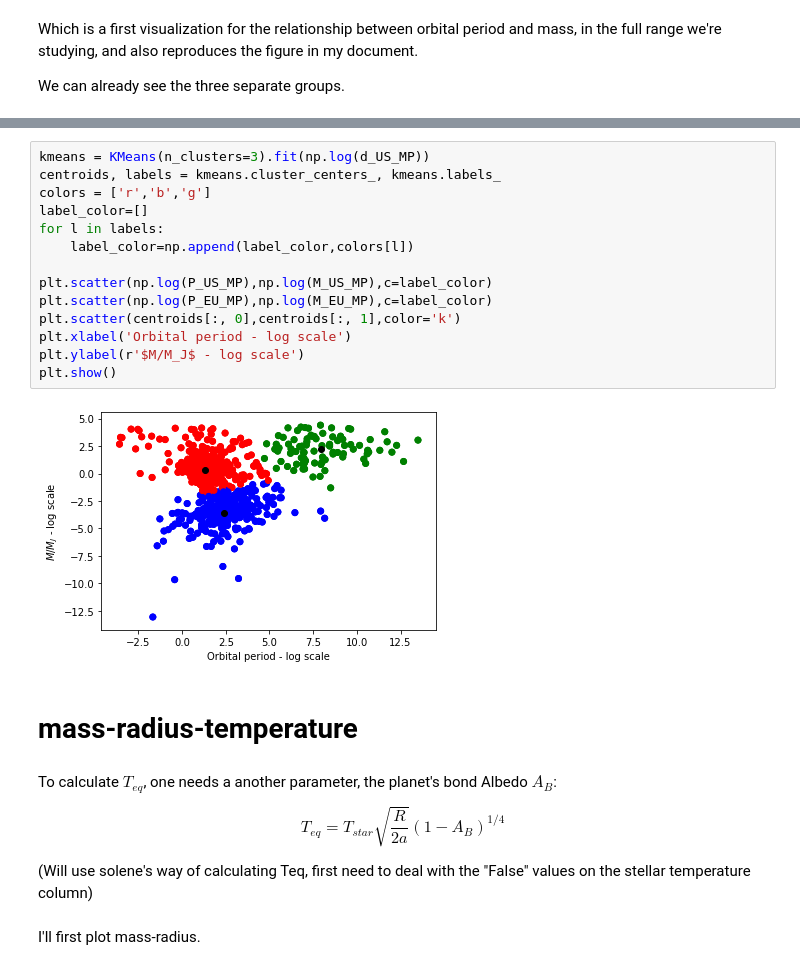
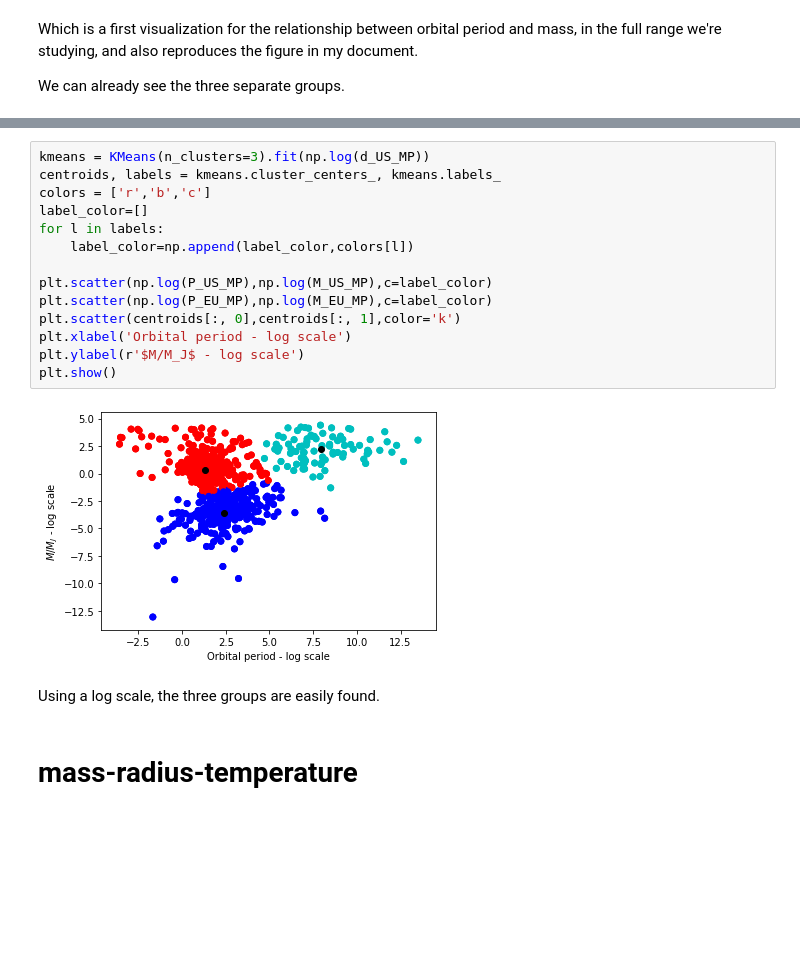
Before and after one commit to anaclb/exoplanets, a Jupyter notebook: read_file.ipynb, the cells around one changed output, grey strips where cells are left out. Drawn from its saved outputs; the diff is of its cells as text; blank space fills up the shorter version.

Commit message:
first cluster

```diff
--- a/read_file.ipynb
+++ b/read_file.ipynb
@@ -121,26 +104,20 @@ d_US_MP
 # %%
 kmeans = KMeans(n_clusters=3).fit(np.log(d_US_MP))
 centroids, labels = kmeans.cluster_centers_, kmeans.labels_
-colors = ['r','b','g']
+colors = ['r','b','c']
 label_color=[]
 for l in labels:
     label_color=np.append(label_color,colors[l])
 
 plt.scatter(np.log(P_US_MP),np.log(M_US_MP),c=label_color)
 plt.scatter(np.log(P_EU_MP),np.log(M_EU_MP),c=label_color)
 plt.scatter(centroids[:, 0],centroids[:, 1],color='k')
 plt.xlabel('Orbital period - log scale')
 plt.ylabel(r'$M/M_J$ - log scale')
 plt.show()
 # %% [output]
-[figure, old version]
+[figure, new version]
+# %% [markdown]
+Using a log scale, the three groups are easily found.
 # %% [markdown]
 # mass-radius-temperature
-# %% [markdown]
-To calculate $T_{eq}$, one needs a another parameter, the planet's bond Albedo $A_B$:
-
-$$T_{eq}=T_{star} \sqrt{\frac{R}{2 a}}(1-A_{B})^{1 / 4}$$
-
-(Will use solene's way of calculating Teq, first need to deal with the "False" values on the stellar temperature column)
-# %% [markdown]
-I'll first plot mass-radius.
```
Also changed, not shown: parts of 15 cells of this notebook.
